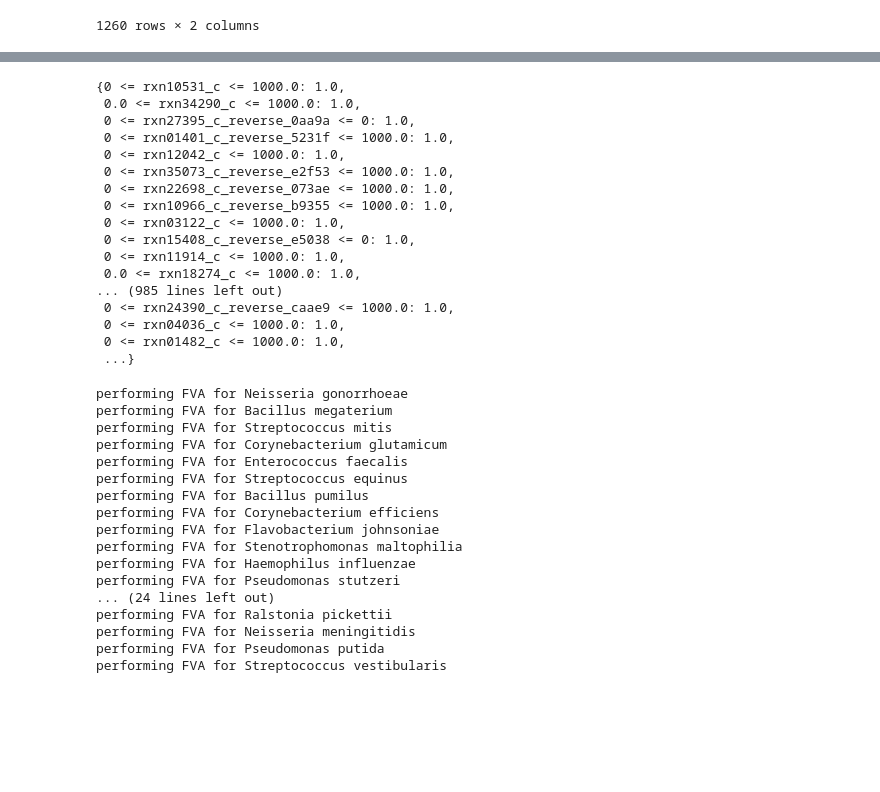
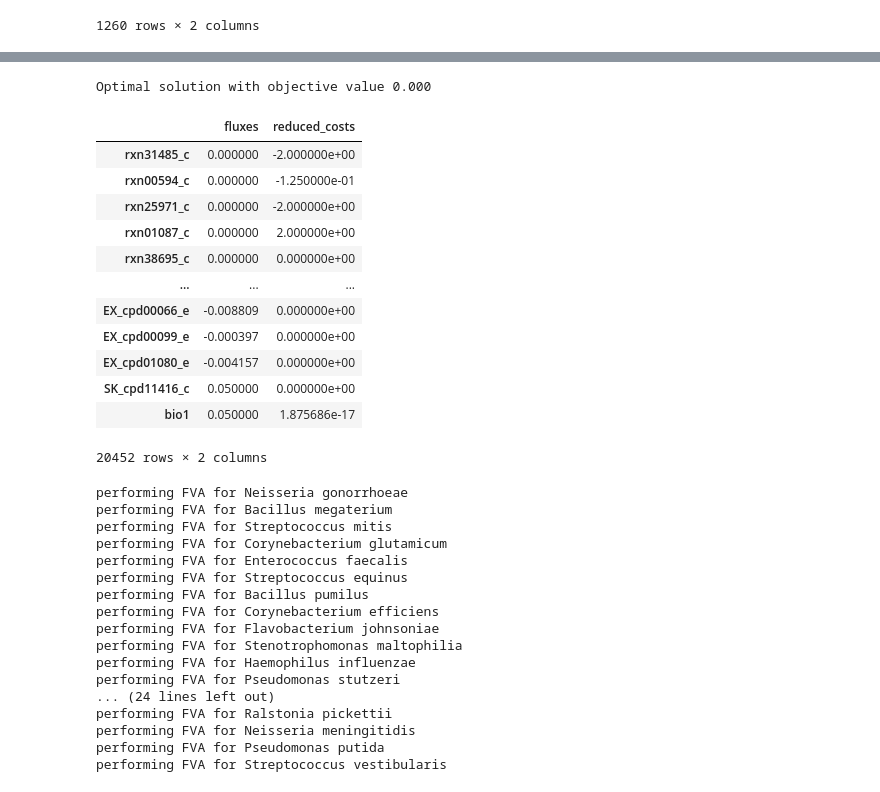
Before and after one commit to gregmedlock/ssl_ensembles, a Jupyter notebook: bin/linear_gapfill_test.ipynb, the cells around one changed output, grey strips where cells are left out. Cells and saved outputs as stored; diff of their text form; code cells hidden in the pictures; blank space fills up the shorter version.

```diff
--- a/bin/linear_gapfill_test.ipynb
+++ b/bin/linear_gapfill_test.ipynb
@@ -152,20 +127,0 @@ universal.reactions[0].forward_variable
-# %%
-universal.objective.get_linear_coefficients(variables)
-# %% [output]
-{0 <= rxn10531_c <= 1000.0: 1.0,
- 0.0 <= rxn34290_c <= 1000.0: 1.0,
- 0 <= rxn27395_c_reverse_0aa9a <= 0: 1.0,
- 0 <= rxn01401_c_reverse_5231f <= 1000.0: 1.0,
- 0 <= rxn12042_c <= 1000.0: 1.0,
- 0 <= rxn35073_c_reverse_e2f53 <= 1000.0: 1.0,
- 0 <= rxn22698_c_reverse_073ae <= 1000.0: 1.0,
- 0 <= rxn10966_c_reverse_b9355 <= 1000.0: 1.0,
- 0 <= rxn03122_c <= 1000.0: 1.0,
- 0 <= rxn15408_c_reverse_e5038 <= 0: 1.0,
- 0 <= rxn11914_c <= 1000.0: 1.0,
- 0.0 <= rxn18274_c <= 1000.0: 1.0,
-... (985 lines left out)
- 0 <= rxn24390_c_reverse_caae9 <= 1000.0: 1.0,
- 0 <= rxn04036_c <= 1000.0: 1.0,
- 0 <= rxn01482_c <= 1000.0: 1.0,
- ...}
@@ -172,3 +131,31 @@ universal.objective.get_linear_coefficients(variables)
+# %%
+coefficients = universal.objective.get_linear_coefficients(universal.variables)
+#for reaction in universal.reactions:
+
+reaction_variables = ((universal.reactions.get_by_id(rxn).forward_variable,
+                                        universal.reactions.get_by_id(rxn).reverse_variable)
+                                        for rxn in ['rxn03408_c','rxn05440_c','rxn23650_c'])
+variables = chain(*reaction_variables)
+for variable in variables:
+    coefficients[variable] = 0.0
+
+universal.objective.set_linear_coefficients(coefficients)
+universal.optimize()
+# %% [output]
+Optimal solution with objective value 0.000
+|  | fluxes | reduced_costs |
+| rxn31485_c | 0.000000 | -2.000000e+00 |
+| rxn00594_c | 0.000000 | -1.250000e-01 |
+| rxn25971_c | 0.000000 | -2.000000e+00 |
+| rxn01087_c | 0.000000 | 2.000000e+00 |
+| rxn38695_c | 0.000000 | 0.000000e+00 |
+| ... | ... | ... |
+| EX_cpd00066_e | -0.008809 | 0.000000e+00 |
+| EX_cpd00099_e | -0.000397 | 0.000000e+00 |
+| EX_cpd01080_e | -0.004157 | 0.000000e+00 |
+| SK_cpd11416_c | 0.050000 | 0.000000e+00 |
+| bio1 | 0.050000 | 1.875686e-17 |
+20452 rows × 2 columns
 # %%
 # load all models, perform FVA, and determine which metabolites are essential in the majority of all models
 species_to_essential = {}
```
Also changed, not shown: parts of 35 cells of this notebook, 2 other files.
